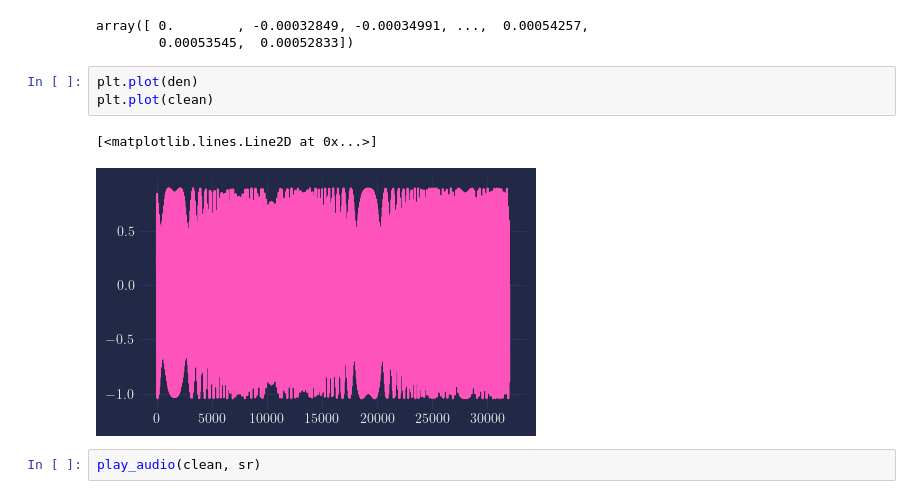
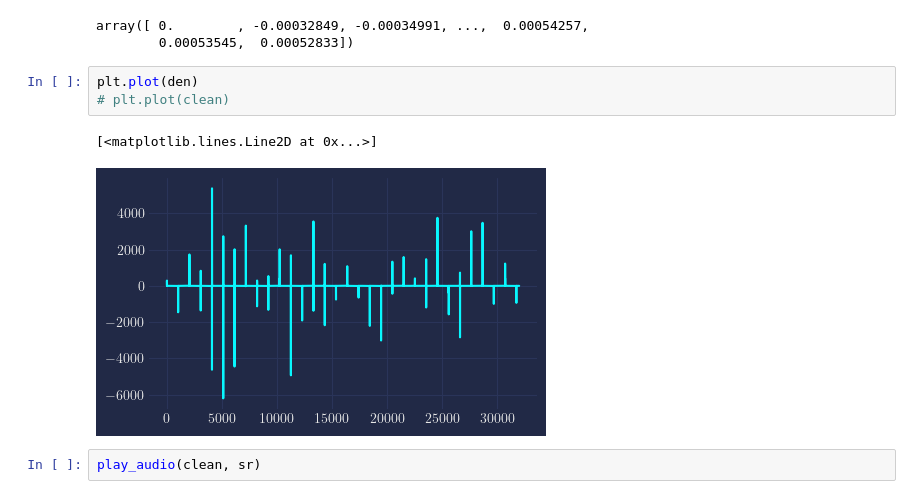
Before and after one commit to MatthewAlexanderFisher/vgd, a Jupyter notebook: var_four_reg.ipynb, the cells around one changed output. Saved outputs shown, nothing was run; the diff lists cells and outputs as text.

```diff
--- a/var_four_reg.ipynb
+++ b/var_four_reg.ipynb
@@ -1097,10 +1016,10 @@ array([ 0.        , -0.00032849, -0.00034991, ...,  0.00054257,
         0.00053545,  0.00052833])
 # %%
 plt.plot(den)
-plt.plot(clean)
+# plt.plot(clean)
 # %% [output]
 [<matplotlib.lines.Line2D at 0x...>]
-[figure, old version]
+[figure, new version]
 # %%
 play_audio(clean, sr)
 # %% [output]
```
Also changed, not shown: parts of 8 cells of this notebook, 45 other files.
